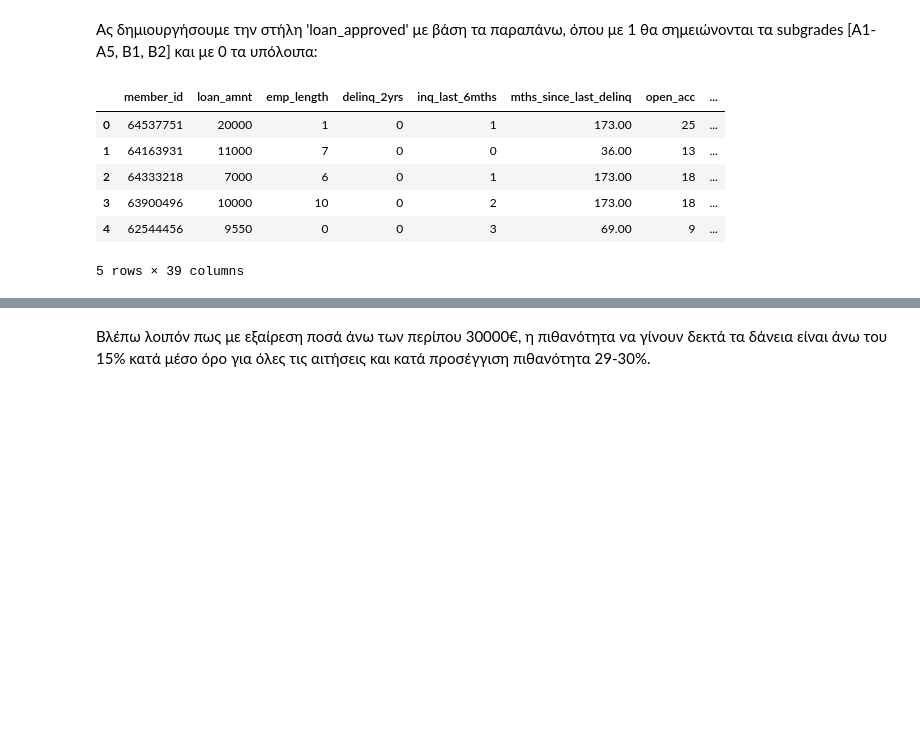
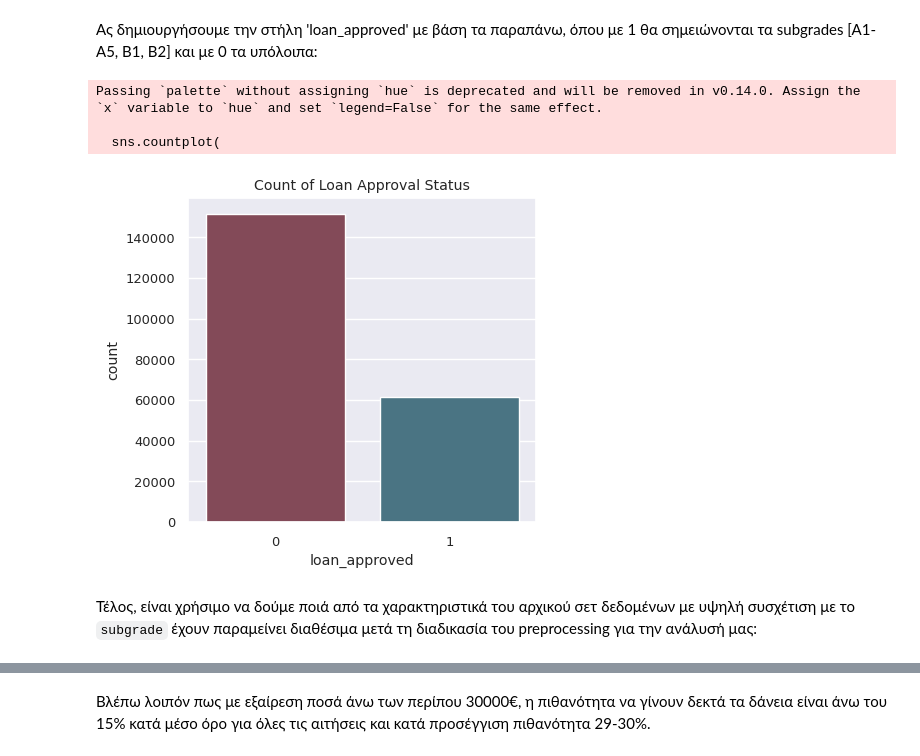
Before and after one commit to akprodromou/DWS101-Machine-Learning, a Jupyter notebook: Exercise6/Exercise6.ipynb, the cells around one changed output, grey strips where cells are left out. Drawn from its saved outputs; the diff is of its cells as text; code cells hidden in the pictures; blank space fills up the shorter version.

```diff
--- a/Exercise6/Exercise6.ipynb
+++ b/Exercise6/Exercise6.ipynb
@@ -733,13 +735,23 @@ approved_grades = ['A1', 'A2', 'A3', 'A4', 'A5', 'B1', 'B2']
 df_raw['loan_approved'] = df_raw['sub_grade'].isin(approved_grades).astype(int)
 # drop initial
 df_raw.drop(columns=['sub_grade'], axis=1, inplace=True)
-# %%
-df_raw.head()
-# %% [output]
-|  | member_id | loan_amnt | emp_length | delinq_2yrs | inq_last_6mths | mths_since_last_delinq | open_acc | ... |
-| 0 | 64537751 | 20000 | 1 | 0 | 1 | 173.00 | 25 | ... |
-| 1 | 64163931 | 11000 | 7 | 0 | 0 | 36.00 | 13 | ... |
-| 2 | 64333218 | 7000 | 6 | 0 | 1 | 173.00 | 18 | ... |
-| 3 | 63900496 | 10000 | 10 | 0 | 2 | 173.00 | 18 | ... |
-| 4 | 62544456 | 9550 | 0 | 0 | 3 | 69.00 | 9 | ... |
-5 rows × 39 columns
+# %%
+# plot
+sns.set(font_scale=0.85)
+plt.figure(figsize=(4, 4))
+
+sns.countplot(
+    x='loan_approved',
+    data=df_raw,
+    palette=color_palette
+)
+
+plt.title("Count of Loan Approval Status")
+plt.show()
+# %% [output]
+Passing `palette` without assigning `hue` is deprecated and will be removed in v0.14.0. Assign the `x` variable to `hue` and set `legend=False` for the same effect.
+
+  sns.countplot(
+[figure, added]
+# %% [markdown]
+Τέλος, είναι χρήσιμο να δούμε ποιά από τα χαρακτηριστικά του αρχικού σετ δεδομένων με υψηλή συσχέτιση με το `subgrade` έχουν παραμείνει διαθέσιμα μετά τη διαδικασία του preprocessing για την ανάλυσή μας:
```
Also changed, not shown: parts of 30 cells of this notebook.
